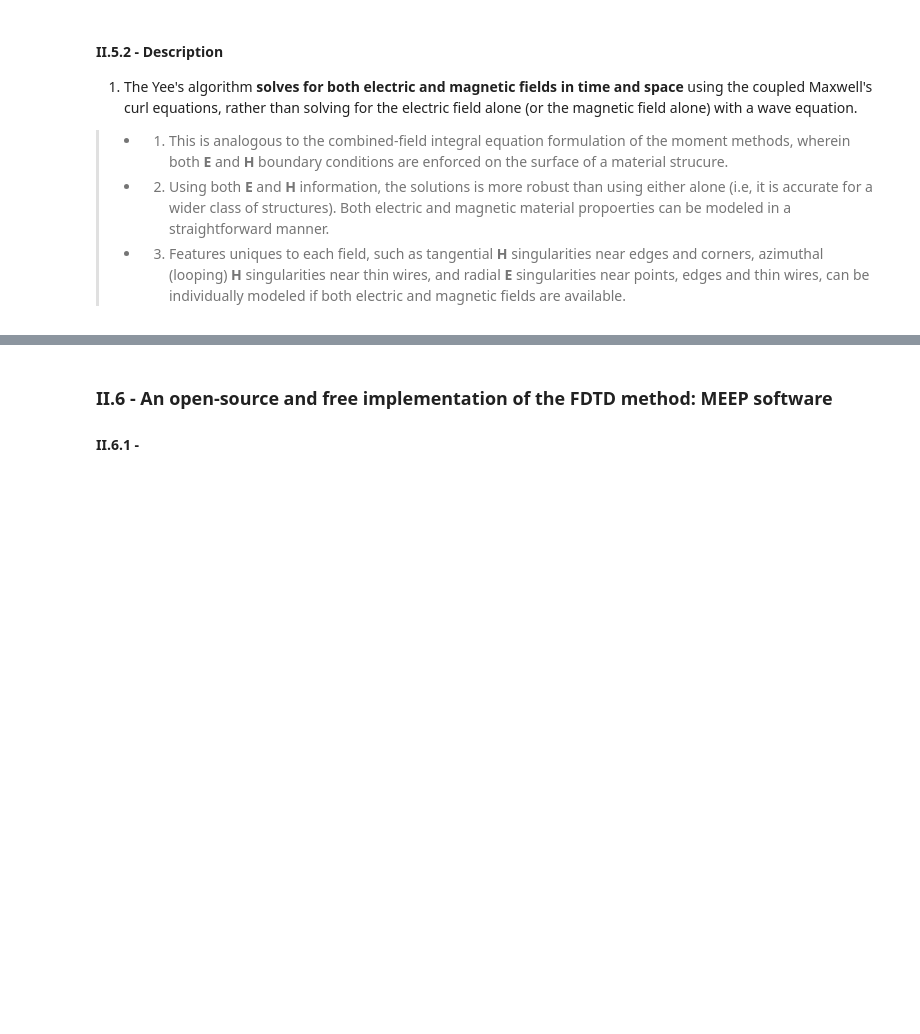
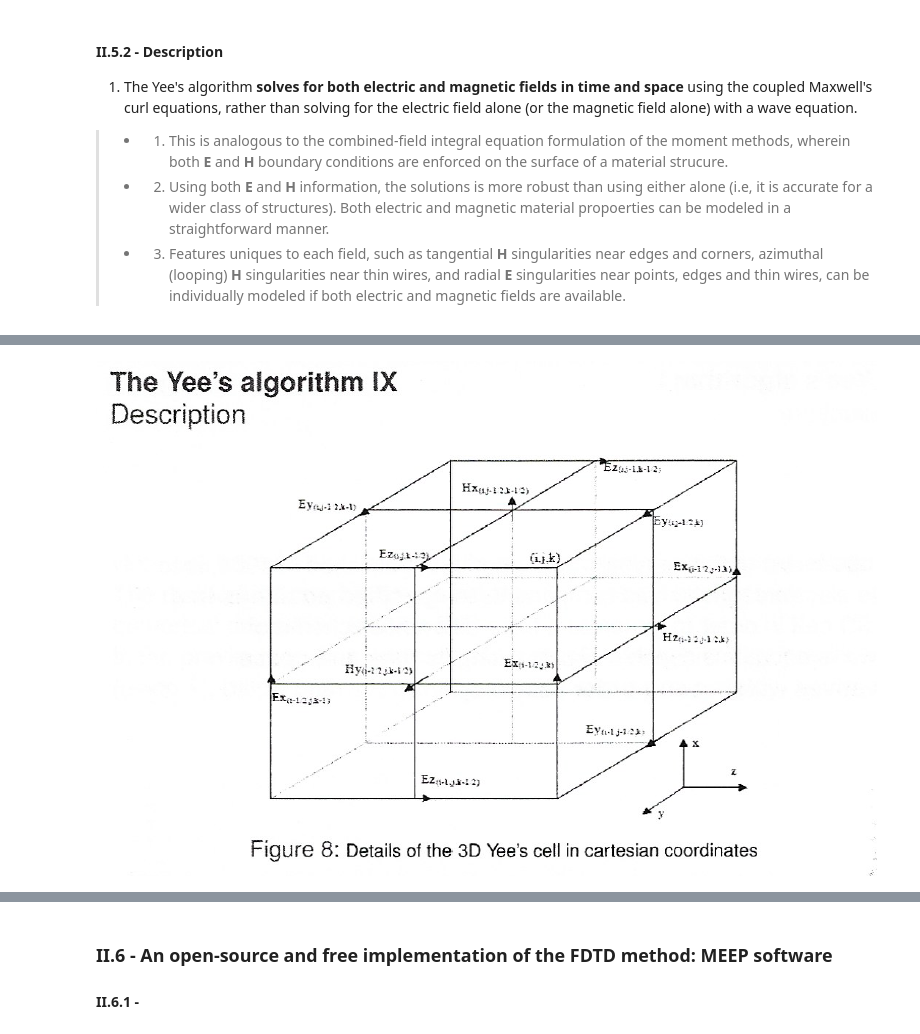
Before and after one commit to Gatovicciola/CEM_EMPOSSIBLE, a Jupyter notebook: Notes_Cours/Numerical_Methods_Renversey.ipynb, the cells around one changed output, grey strips where cells are left out. Cells and saved outputs as stored; diff of their text form; code cells hidden in the pictures; blank space fills up the shorter version.

```diff
--- a/Notes_Cours/Numerical_Methods_Renversey.ipynb
+++ b/Notes_Cours/Numerical_Methods_Renversey.ipynb
@@ -598,0 +623,4 @@ The basic idea of the seminal Yee's algorithm, published in 1966, is to locate e
+# %%
+Image(filename='fig8.png')
+# %% [output]
+[figure, added]
```
Also changed, not shown: parts of 9 cells of this notebook, 3 other files.
